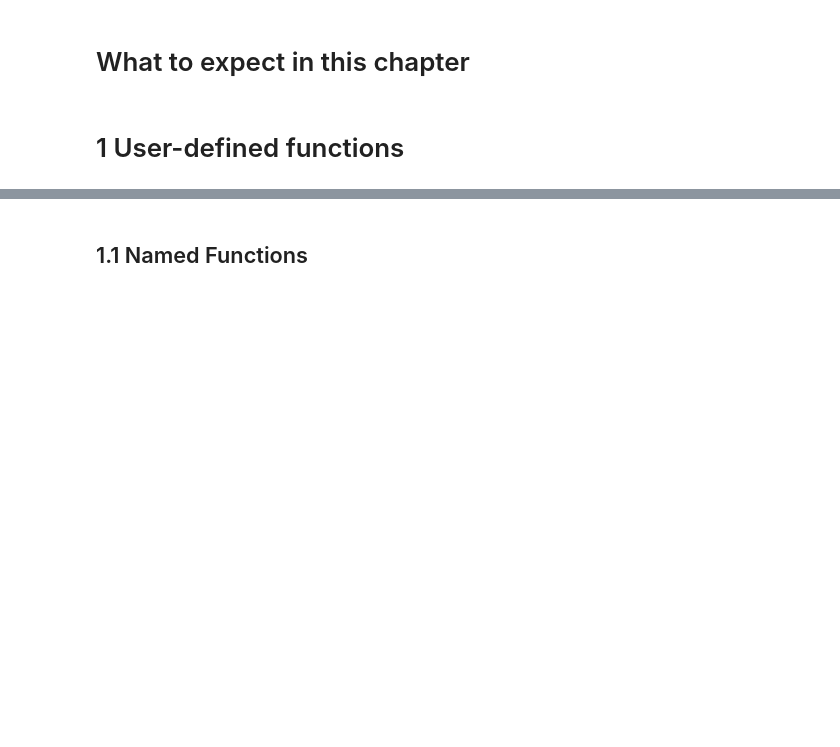
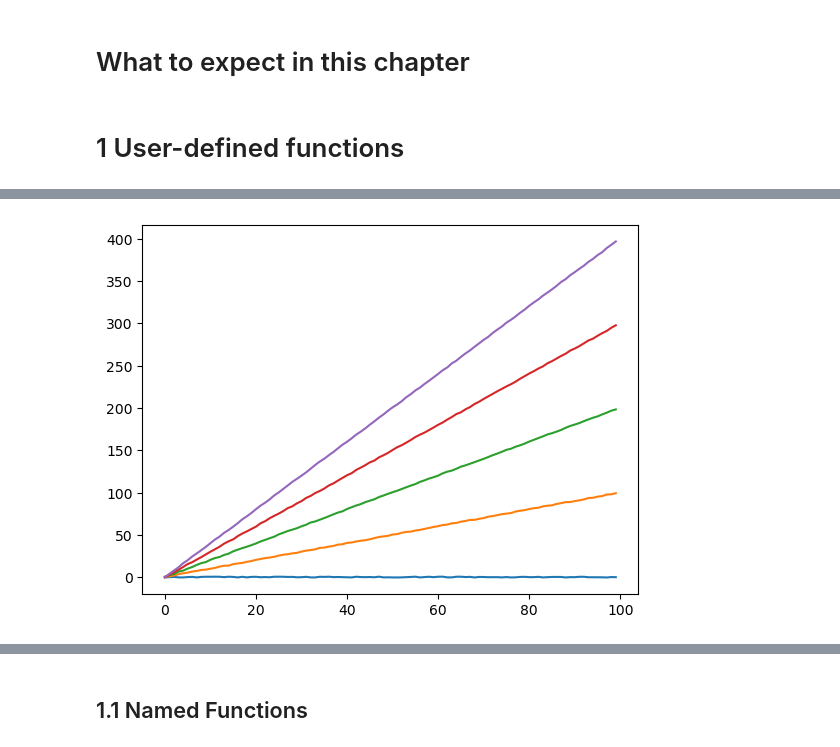
Before and after one commit to SPS-SP2273/learning-portfolio-reneeyeapyewjin, a Jupyter notebook: 5.1_functions/functions_(need).ipynb, the cells around one changed output, grey strips where cells are left out. Saved outputs shown, nothing was run; the diff lists cells and outputs as text; code cells hidden in the pictures; blank space fills up the shorter version.

```diff
--- a/5.1_functions/functions_(need).ipynb
+++ b/5.1_functions/functions_(need).ipynb
@@ -6,0 +49,16 @@
+# %%
+def my_line_py(m,c):
+    x_values = [x for x in range(100)]
+    y_values = [m*x_value + c + random.random() for x_value in x_values]
+    return x_values, y_values
+
+def my_line_np(m,c):
+    x_values = np.linspace(0,10,10)
+    y_values = m*x_values + c + random.random()
+    return x_values, y_values
+# %%
+for m in range(5):
+    x,y = my_line_py(m, 0)
+    plt.plot(x,y)
+# %% [output]
+[figure, added]
```
Also changed, not shown: parts of 5 cells of this notebook, 1 other file.
